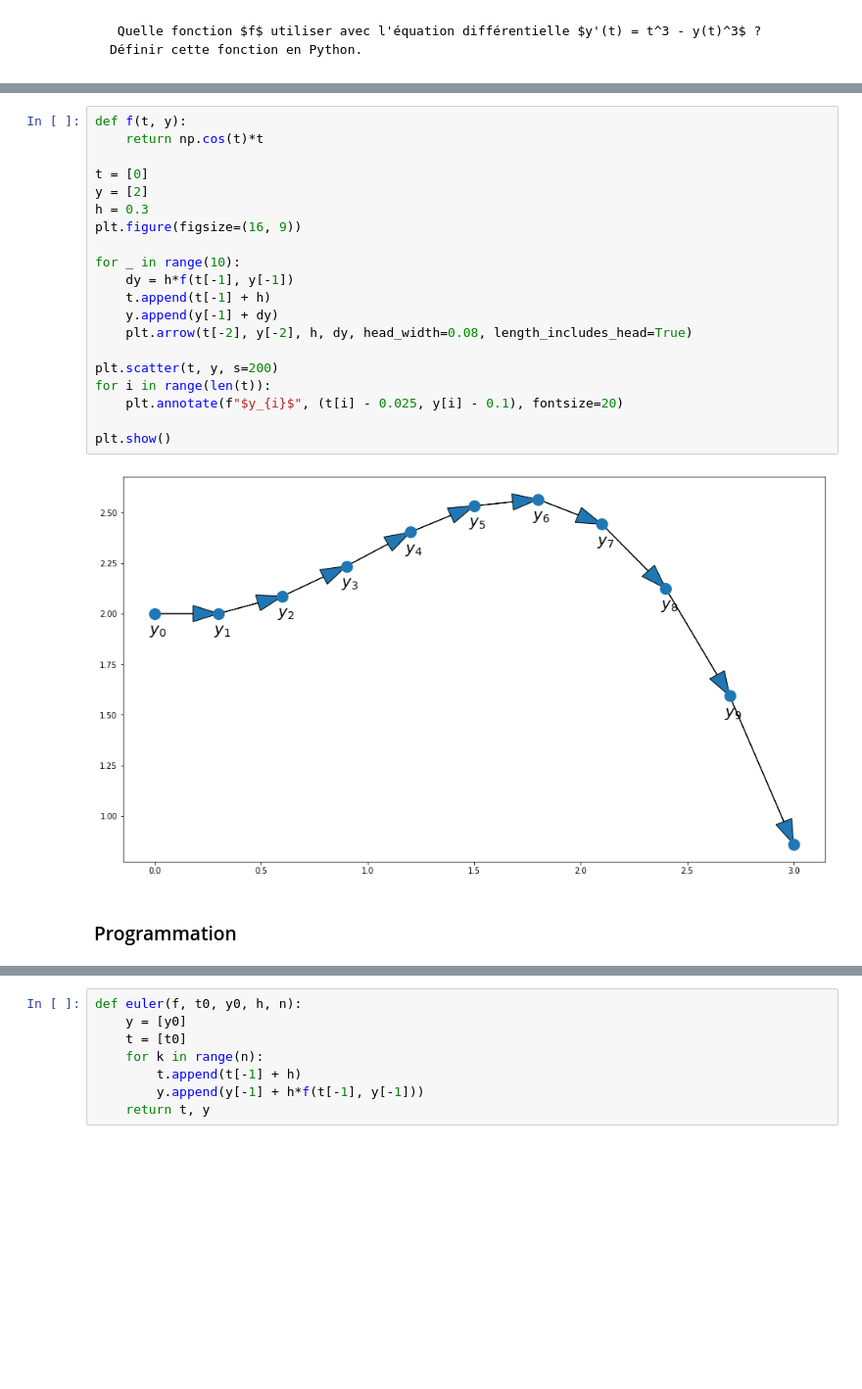
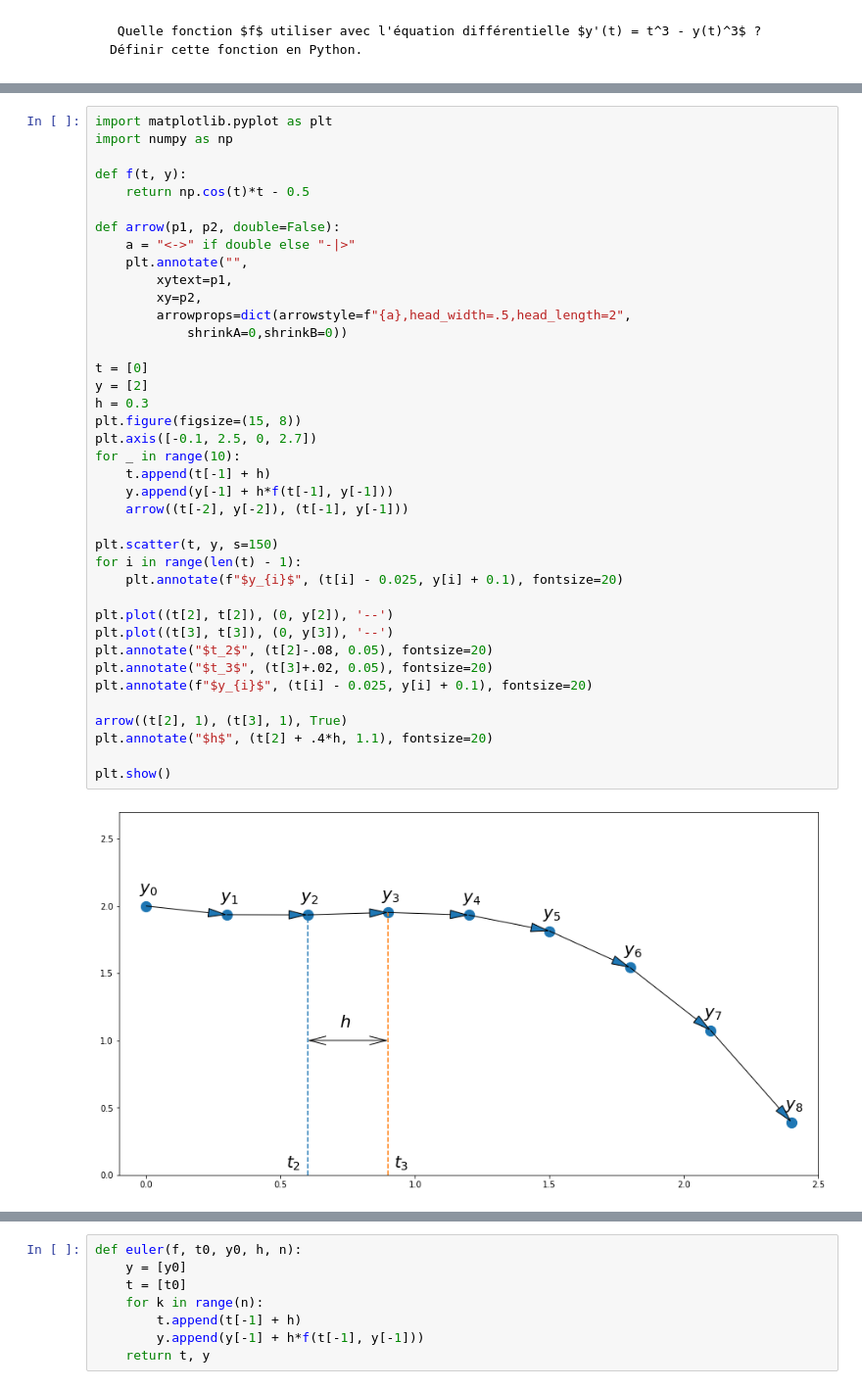
Before and after one commit to cpge-itc/bcpst2, a Jupyter notebook: _sources/1_euler/euler.ipynb, the cells around one changed output, grey strips where cells are left out. Shown: that part at 98% size. Saved outputs shown, nothing was run; the diff lists cells and outputs as text; blank space fills up the shorter version.

```diff
--- a/_sources/1_euler/euler.ipynb
+++ b/_sources/1_euler/euler.ipynb
@@ -72,25 +88,41 @@ $$
 # %%
+import matplotlib.pyplot as plt
+import numpy as np
+
 def f(t, y):
-    return np.cos(t)*t
+    return np.cos(t)*t - 0.5
+
+def arrow(p1, p2, double=False):
+    a = "<->" if double else "-|>"
+    plt.annotate("",
+        xytext=p1,
+        xy=p2,
+        arrowprops=dict(arrowstyle=f"{a},head_width=.5,head_length=2",
+            shrinkA=0,shrinkB=0))
 
 t = [0]
 y = [2]
 h = 0.3
-plt.figure(figsize=(16, 9))
+plt.figure(figsize=(15, 8))
+plt.axis([-0.1, 2.5, 0, 2.7])
+for _ in range(10):
+    t.append(t[-1] + h)
+    y.append(y[-1] + h*f(t[-1], y[-1]))
+    arrow((t[-2], y[-2]), (t[-1], y[-1]))
 
-for _ in range(10):
-    dy = h*f(t[-1], y[-1])
-    t.append(t[-1] + h)
-    y.append(y[-1] + dy)
-    plt.arrow(t[-2], y[-2], h, dy, head_width=0.08, length_includes_head=True)
+plt.scatter(t, y, s=150)
+for i in range(len(t) - 1):
+    plt.annotate(f"$y_{i}$", (t[i] - 0.025, y[i] + 0.1), fontsize=20)
 
-plt.scatter(t, y, s=200)
-for i in range(len(t)):
-    plt.annotate(f"$y_{i}$", (t[i] - 0.025, y[i] - 0.1), fontsize=20)
+plt.plot((t[2], t[2]), (0, y[2]), '--')
+plt.plot((t[3], t[3]), (0, y[3]), '--')
+plt.annotate("$t_2$", (t[2]-.08, 0.05), fontsize=20)
+plt.annotate("$t_3$", (t[3]+.02, 0.05), fontsize=20)
+plt.annotate(f"$y_{i}$", (t[i] - 0.025, y[i] + 0.1), fontsize=20)
+
+arrow((t[2], 1), (t[3], 1), True)
+plt.annotate("$h$", (t[2] + .4*h, 1.1), fontsize=20)
 
 plt.show()
 # %% [output]
-[figure, old version]
+[figure, new version]
-# %% [markdown]
-
-### Programmation
```
Also changed, not shown: parts of 6 cells of this notebook, 7 other files.
